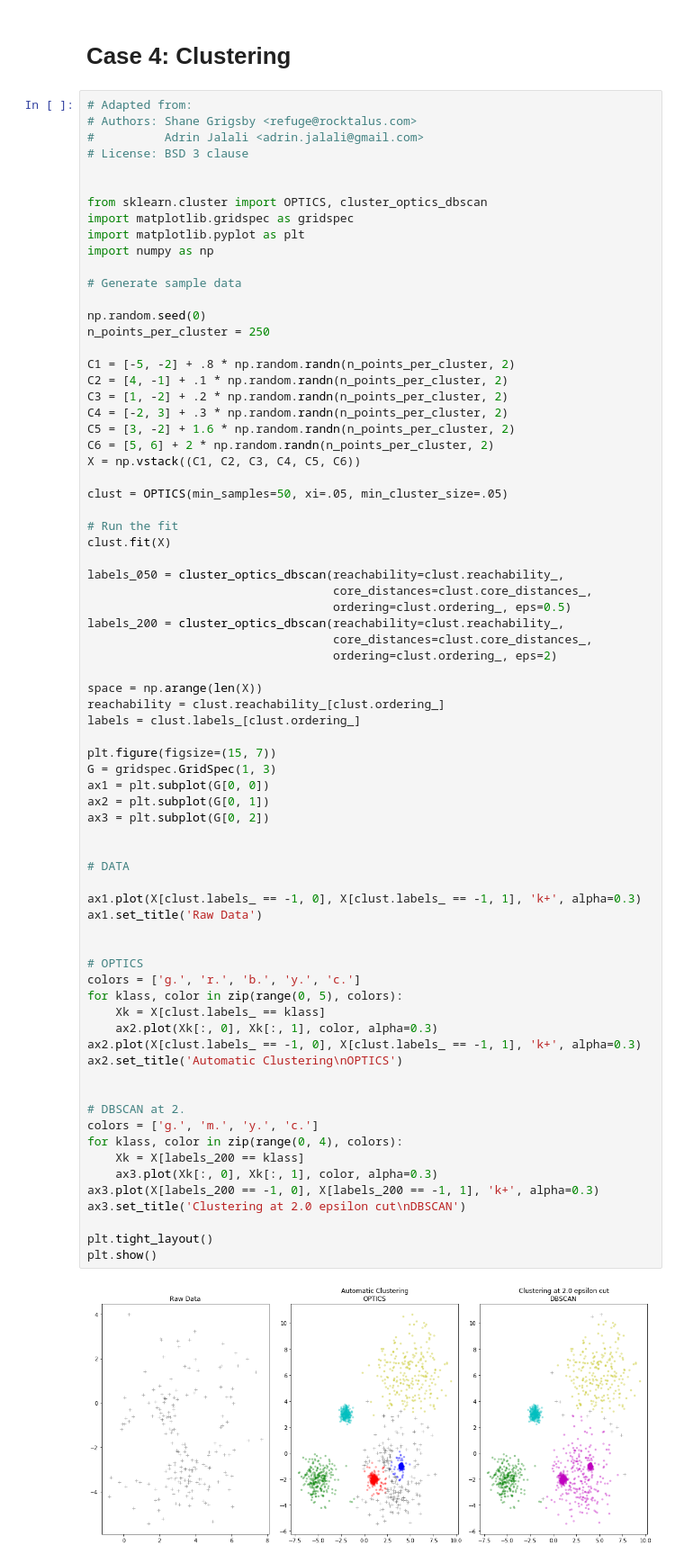
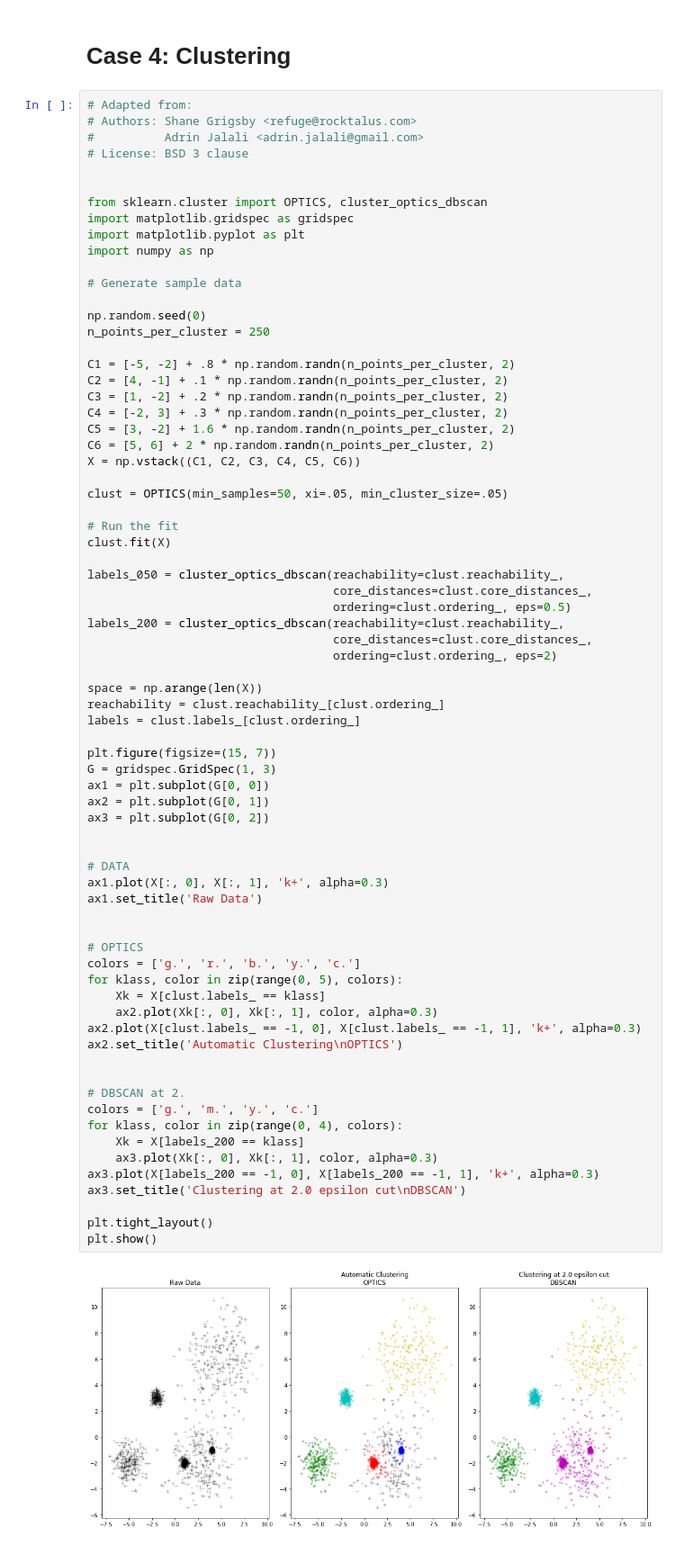
Before and after one commit to Andre-lab/python_training, a Jupyter notebook: python_examples.ipynb, the cells around one changed output. Shown: that part at 90% size. Saved outputs shown, nothing was run; the diff lists cells and outputs as text.

```diff
--- a/python_examples.ipynb
+++ b/python_examples.ipynb
@@ -335,33 +335,32 @@ plt.figure(figsize=(15, 7))
 G = gridspec.GridSpec(1, 3)
 ax1 = plt.subplot(G[0, 0])
 ax2 = plt.subplot(G[0, 1])
 ax3 = plt.subplot(G[0, 2])
 
 
 # DATA
-
-ax1.plot(X[clust.labels_ == -1, 0], X[clust.labels_ == -1, 1], 'k+', alpha=0.3)
+ax1.plot(X[:, 0], X[:, 1], 'k+', alpha=0.3)
 ax1.set_title('Raw Data')
 
 
 # OPTICS
 colors = ['g.', 'r.', 'b.', 'y.', 'c.']
 for klass, color in zip(range(0, 5), colors):
     Xk = X[clust.labels_ == klass]
     ax2.plot(Xk[:, 0], Xk[:, 1], color, alpha=0.3)
 ax2.plot(X[clust.labels_ == -1, 0], X[clust.labels_ == -1, 1], 'k+', alpha=0.3)
 ax2.set_title('Automatic Clustering\nOPTICS')
 
 
 # DBSCAN at 2.
 colors = ['g.', 'm.', 'y.', 'c.']
 for klass, color in zip(range(0, 4), colors):
     Xk = X[labels_200 == klass]
     ax3.plot(Xk[:, 0], Xk[:, 1], color, alpha=0.3)
 ax3.plot(X[labels_200 == -1, 0], X[labels_200 == -1, 1], 'k+', alpha=0.3)
 ax3.set_title('Clustering at 2.0 epsilon cut\nDBSCAN')
 
 plt.tight_layout()
 plt.show()
 # %% [output]
-[figure, old version]
+[figure, new version]
```
Also changed, not shown: parts of 1 cell of this notebook, 2 other files.
